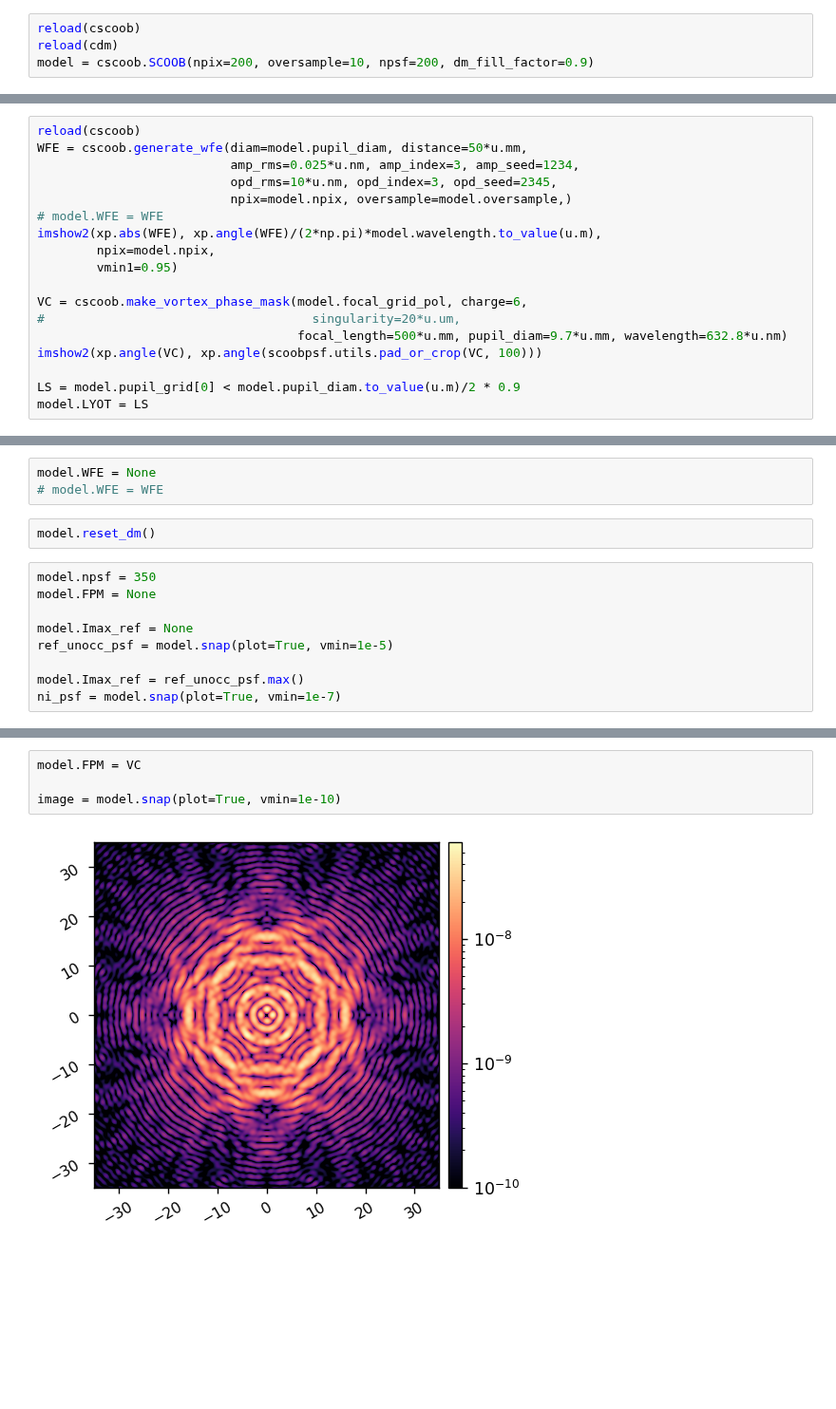
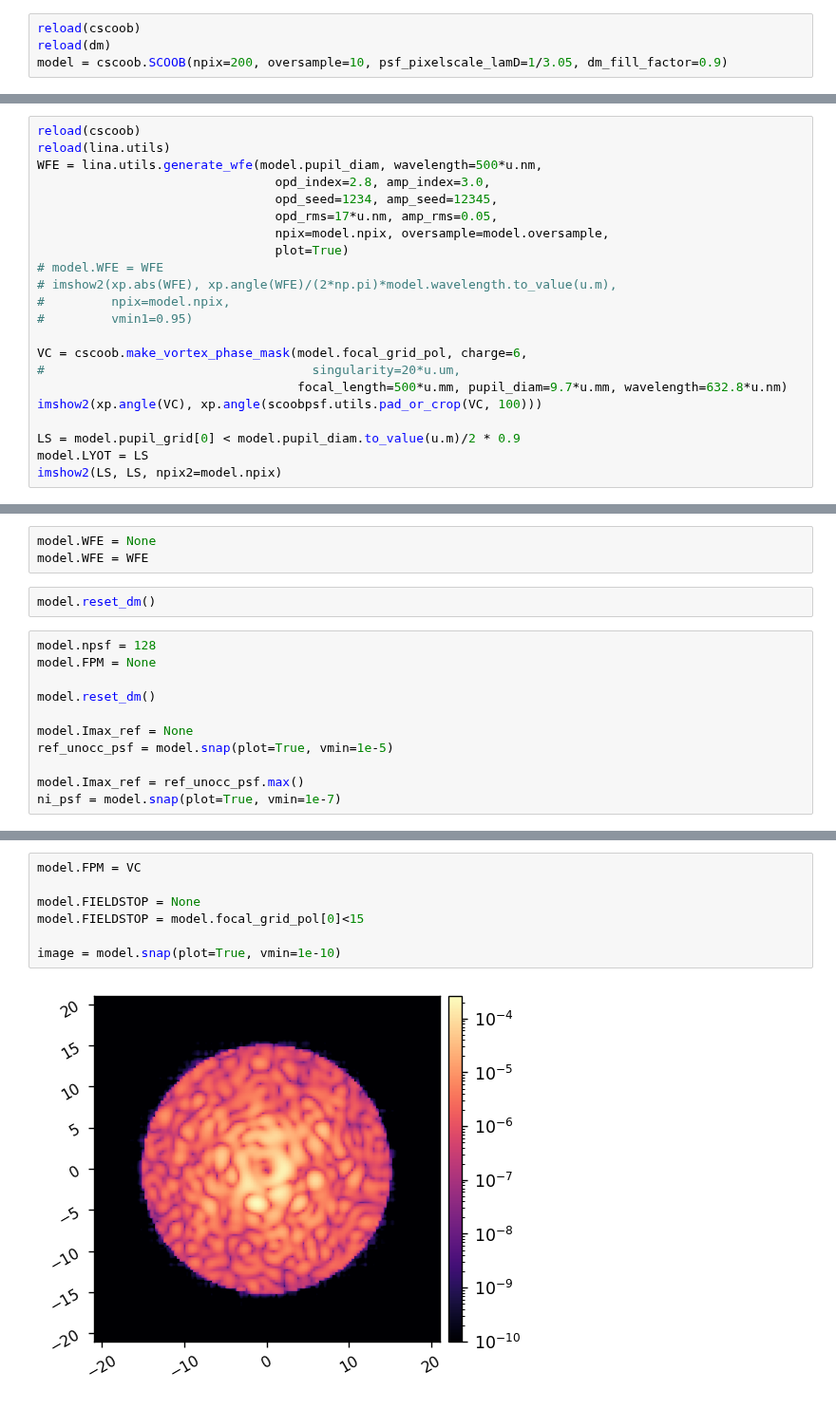
Before and after one commit to uasal/scoob-psf, a Jupyter notebook: example-notebooks/compact_scoob_tests.ipynb, the cells around one changed output, grey strips where cells are left out. Shown at 95% size. Saved outputs shown, nothing was run; the diff lists cells and outputs as text; blank space fills up the shorter version.

```diff
--- a/example-notebooks/compact_scoob_tests.ipynb
+++ b/example-notebooks/compact_scoob_tests.ipynb
@@ -12,4 +14,4 @@ from importlib import reload
 # %%
 reload(cscoob)
-reload(cdm)
-model = cscoob.SCOOB(npix=200, oversample=10, npsf=200, dm_fill_factor=0.9)
+reload(dm)
+model = cscoob.SCOOB(npix=200, oversample=10, psf_pixelscale_lamD=1/3.05, dm_fill_factor=0.9)
@@ -16,13 +21,16 @@ model = cscoob.SCOOB(npix=200, oversample=10, npsf=200, dm_fill_factor=0.9)
 # %%
 reload(cscoob)
-WFE = cscoob.generate_wfe(diam=model.pupil_diam, distance=50*u.mm,
-                          amp_rms=0.025*u.nm, amp_index=3, amp_seed=1234,
-                          opd_rms=10*u.nm, opd_index=3, opd_seed=2345,
-                          npix=model.npix, oversample=model.oversample,)
+reload(lina.utils)
+WFE = lina.utils.generate_wfe(model.pupil_diam, wavelength=500*u.nm,
+                                opd_index=2.8, amp_index=3.0,
+                                opd_seed=1234, amp_seed=12345,
+                                opd_rms=17*u.nm, amp_rms=0.05,
+                                npix=model.npix, oversample=model.oversample,
+                                plot=True)
 # model.WFE = WFE
-imshow2(xp.abs(WFE), xp.angle(WFE)/(2*np.pi)*model.wavelength.to_value(u.m),
-        npix=model.npix,
-        vmin1=0.95)
+# imshow2(xp.abs(WFE), xp.angle(WFE)/(2*np.pi)*model.wavelength.to_value(u.m),
+#         npix=model.npix,
+#         vmin1=0.95)
 
 VC = cscoob.make_vortex_phase_mask(model.focal_grid_pol, charge=6,
 #                                    singularity=20*u.um,
@@ -31,4 +39,5 @@ imshow2(xp.angle(VC), xp.angle(scoobpsf.utils.pad_or_crop(VC, 100)))
 
 LS = model.pupil_grid[0] < model.pupil_diam.to_value(u.m)/2 * 0.9
 model.LYOT = LS
+imshow2(LS, LS, npix2=model.npix)
 # %% [output]
@@ -45,11 +55,13 @@ model.reset_dm()
 # %%
 model.WFE = None
-# model.WFE = WFE
+model.WFE = WFE
 # %%
 model.reset_dm()
 # %%
-model.npsf = 350
+model.npsf = 128
 model.FPM = None
+
+model.reset_dm()
 
 model.Imax_ref = None
 ref_unocc_psf = model.snap(plot=True, vmin=1e-5)
@@ -62,6 +74,9 @@ ni_psf = model.snap(plot=True, vmin=1e-7)
 # %%
 model.FPM = VC
 
+model.FIELDSTOP = None
+model.FIELDSTOP = model.focal_grid_pol[0]<15
+
 image = model.snap(plot=True, vmin=1e-10)
 # %% [output]
-[figure, old version]
+[figure, new version]
```
Also changed, not shown: parts of 14 cells of this notebook, 5 other files.
